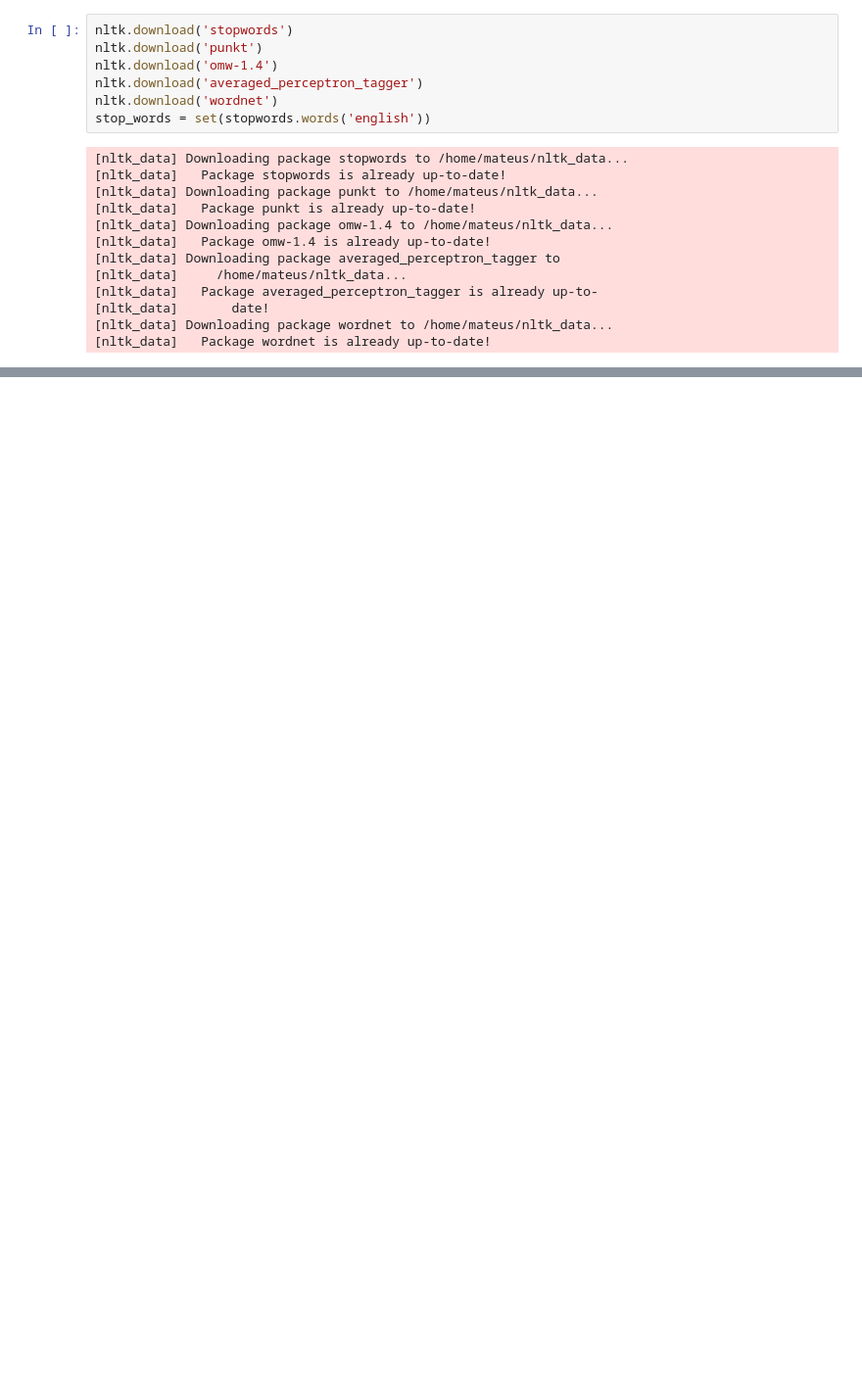
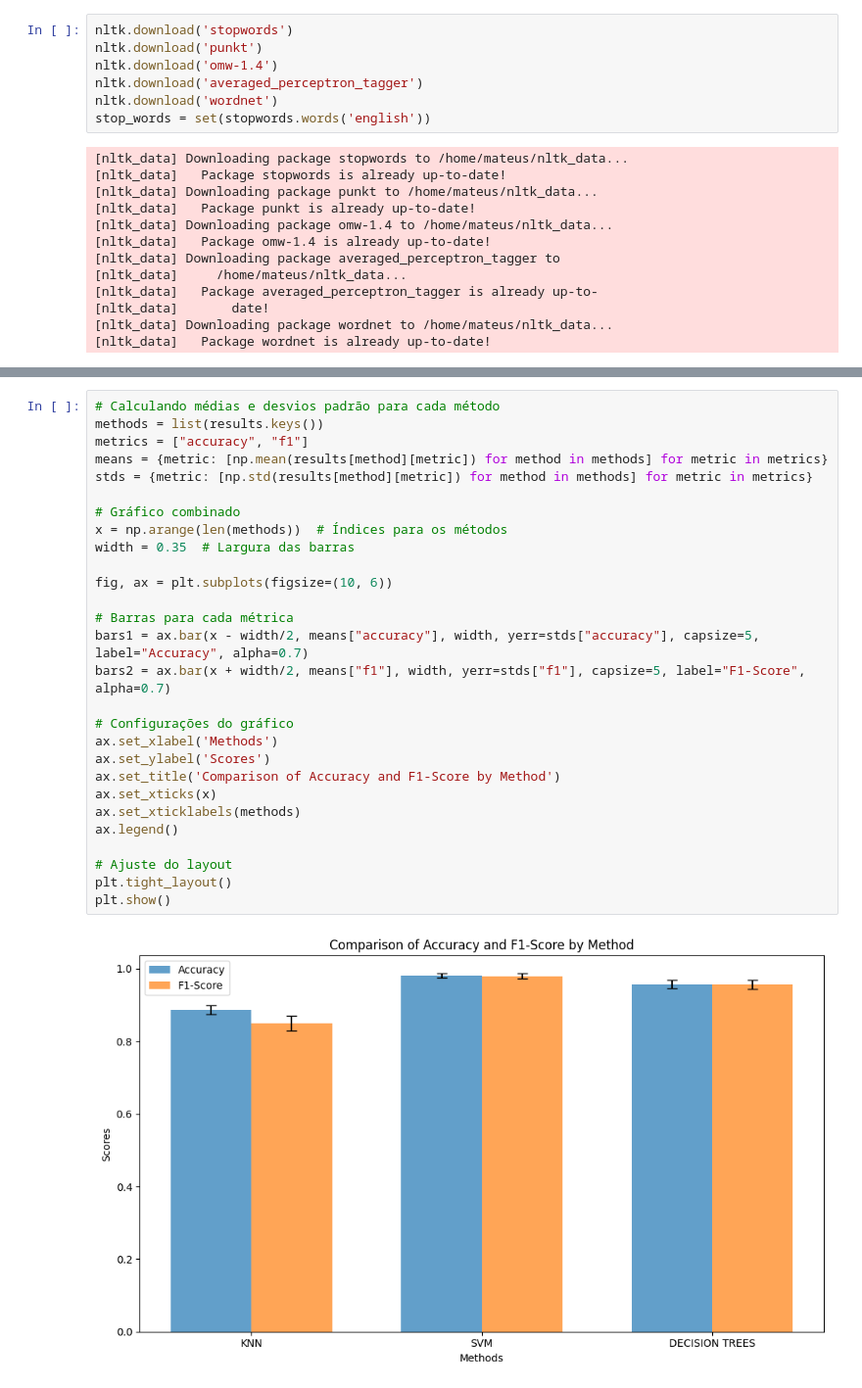
Before and after one commit to MateusoBrito/Lab-Pi, a Jupyter notebook: Email.ipynb, the cells around one changed output, grey strips where cells are left out. Shown: that part at 98% size. Cells and saved outputs as stored; diff of their text form; blank space fills up the shorter version.

```diff
--- a/Email.ipynb
+++ b/Email.ipynb
@@ -351,0 +475,30 @@ f1: 0.9846429506292045
+# %%
+# Calculando médias e desvios padrão para cada método
+methods = list(results.keys())
+metrics = ["accuracy", "f1"]
+means = {metric: [np.mean(results[method][metric]) for method in methods] for metric in metrics}
+stds = {metric: [np.std(results[method][metric]) for method in methods] for metric in metrics}
+
+# Gráfico combinado
+x = np.arange(len(methods))  # Índices para os métodos
+width = 0.35  # Largura das barras
+
+fig, ax = plt.subplots(figsize=(10, 6))
+
+# Barras para cada métrica
+bars1 = ax.bar(x - width/2, means["accuracy"], width, yerr=stds["accuracy"], capsize=5, label="Accuracy", alpha=0.7)
+bars2 = ax.bar(x + width/2, means["f1"], width, yerr=stds["f1"], capsize=5, label="F1-Score", alpha=0.7)
+
+# Configurações do gráfico
+ax.set_xlabel('Methods')
+ax.set_ylabel('Scores')
+ax.set_title('Comparison of Accuracy and F1-Score by Method')
+ax.set_xticks(x)
+ax.set_xticklabels(methods)
+ax.legend()
+
+# Ajuste do layout
+plt.tight_layout()
+plt.show()
+# %% [output]
+[figure, added]
```
Also changed, not shown: parts of 14 cells of this notebook, 1 other file.
